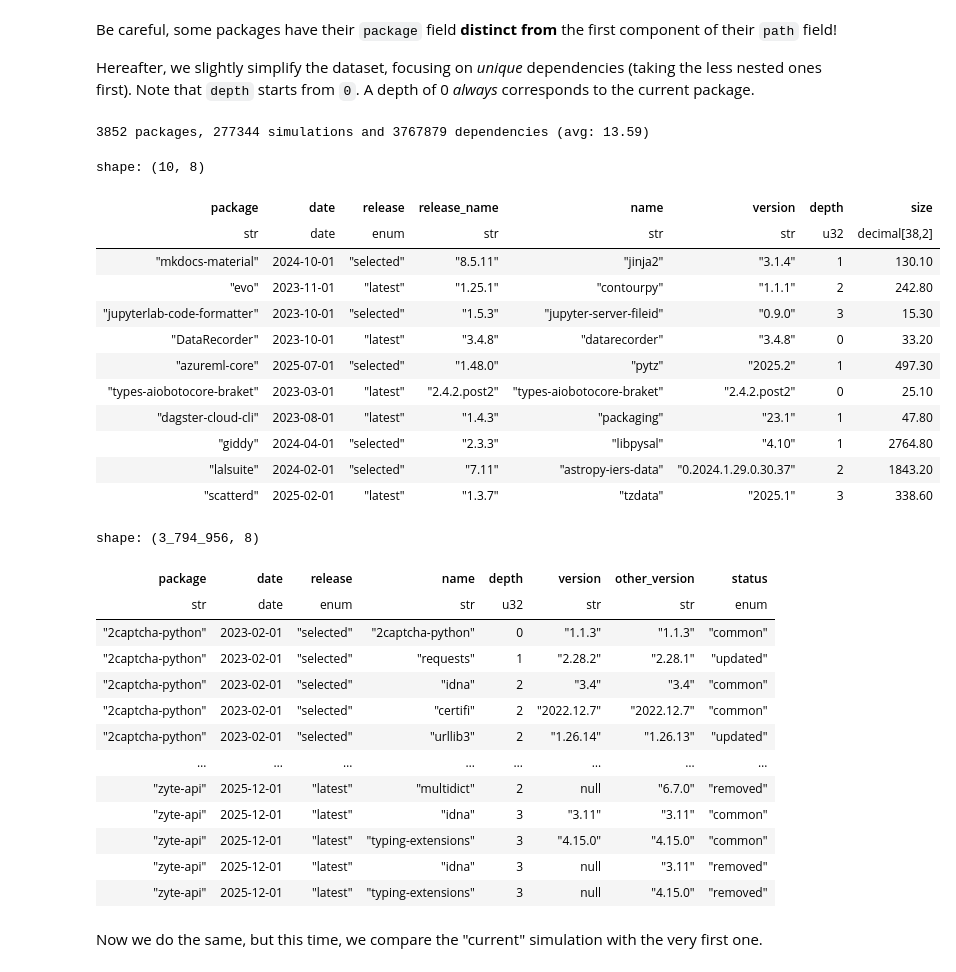
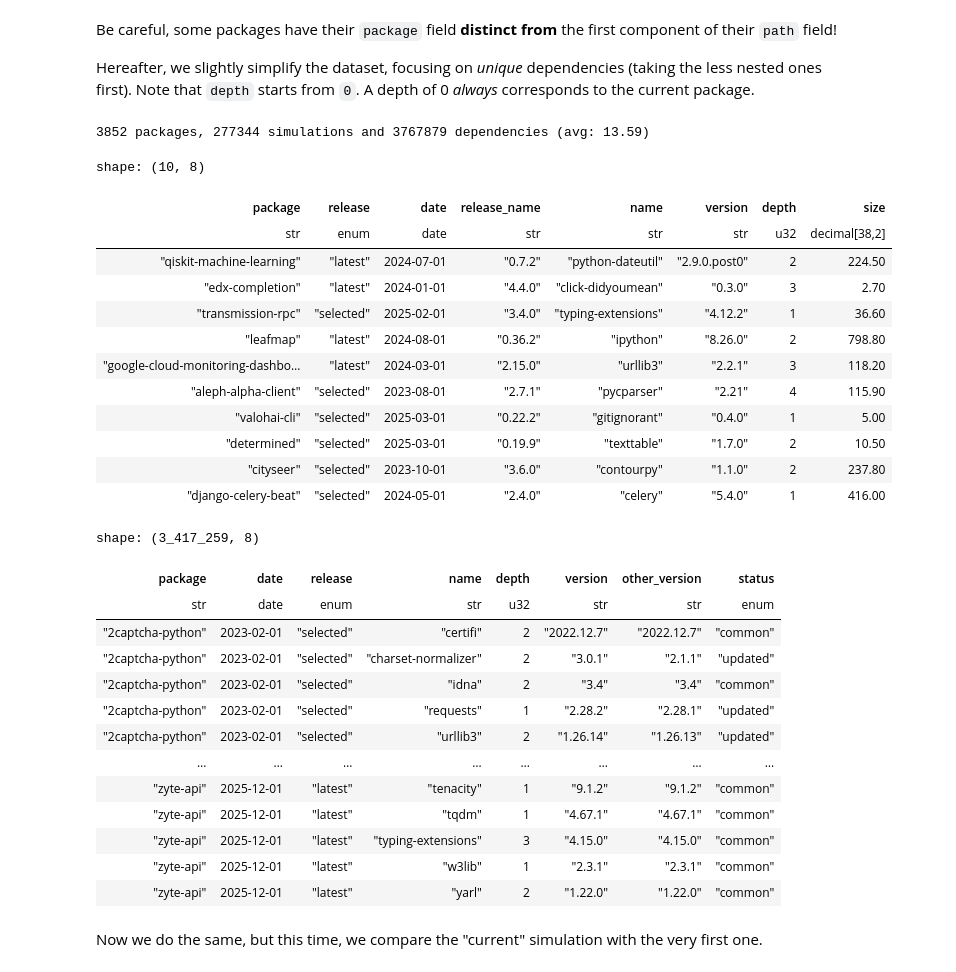
Before and after one commit to AlexandreDecan/secos-pypitree, a Jupyter notebook: notebooks/Compute dependency tree diffs.ipynb, the cells around one changed output. Cells and saved outputs as stored; diff of their text form; code cells hidden in the pictures.

```diff
--- a/notebooks/Compute dependency tree diffs.ipynb
+++ b/notebooks/Compute dependency tree diffs.ipynb
@@ -30,45 +30,50 @@ Note that `depth` starts from `0`. A depth of 0 *always* corresponds to the curr
 # %%
 df_deps = (
     df_all_deps.lazy()
     # Cache some computation to ease writing polars code
     .with_columns(
         name=pl.col('path').list.get(-1),
         depth=pl.col('path').list.len() - 1,
     )
     # Remove duplicated dependencies, keep the one with the lowest depth
     .group_by('package', 'release', 'date', 'name')
     .agg(
         pl.all().sort_by(pl.col('depth')).first(),
     )
-    .select('package', 'date', 'release', pl.col('version').filter(pl.col('depth') == pl.lit(0)).first().over('package', 'release', 'date').alias('release_name'), 'name', 'version', 'depth', 'size')
+    .select('package', 'release', 'date', pl.col('version').filter(pl.col('depth') == pl.lit(0)).first().over('package', 'release', 'date').alias('release_name'), 'name', 'version', 'depth', 'size')
+    .sort('package', 'release', 'date', 'name')
     .collect()
 )
 
 df_deps.write_parquet('../data/dependencies_unique.parquet')
 
 print(f'{df_deps.n_unique('package')} packages, {df_deps.n_unique(['package', 'release', 'date'])} simulations and {len(df_deps)} dependencies (avg: {len(df_deps) / df_deps.n_unique(['package', 'release', 'date']):.2f})')
 df_deps.sample(10)
 # %% [output]
 3852 packages, 277344 simulations and 3767879 dependencies (avg: 13.59)
 shape: (10, 8)
-| package | date | release | release_name | name | version | depth | size |
-| str | date | enum | str | str | str | u32 | decimal[38,2] |
-| "mkdocs-material" | 2024-10-01 | "selected" | "8.5.11" | "jinja2" | "3.1.4" | 1 | 130.10 |
-| "evo" | 2023-11-01 | "latest" | "1.25.1" | "contourpy" | "1.1.1" | 2 | 242.80 |
-| "jupyterlab-code-formatter" | 2023-10-01 | "selected" | "1.5.3" | "jupyter-server-fileid" | "0.9.0" | 3 | 15.30 |
-| "DataRecorder" | 2023-10-01 | "latest" | "3.4.8" | "datarecorder" | "3.4.8" | 0 | 33.20 |
-| "azureml-core" | 2025-07-01 | "selected" | "1.48.0" | "pytz" | "2025.2" | 1 | 497.30 |
-| "types-aiobotocore-braket" | 2023-03-01 | "latest" | "2.4.2.post2" | "types-aiobotocore-braket" | "2.4.2.post2" | 0 | 25.10 |
-| "dagster-cloud-cli" | 2023-08-01 | "latest" | "1.4.3" | "packaging" | "23.1" | 1 | 47.80 |
-| "giddy" | 2024-04-01 | "selected" | "2.3.3" | "libpysal" | "4.10" | 1 | 2764.80 |
-| "lalsuite" | 2024-02-01 | "selected" | "7.11" | "astropy-iers-data" | "0.2024.1.29.0.30.37" | 2 | 1843.20 |
-| "scatterd" | 2025-02-01 | "latest" | "1.3.7" | "tzdata" | "2025.1" | 3 | 338.60 |
+| package | release | date | release_name | name | version | depth | size |
+| str | enum | date | str | str | str | u32 | decimal[38,2] |
+| "qiskit-machine-learning" | "latest" | 2024-07-01 | "0.7.2" | "python-dateutil" | "2.9.0.post0" | 2 | 224.50 |
+| "edx-completion" | "latest" | 2024-01-01 | "4.4.0" | "click-didyoumean" | "0.3.0" | 3 | 2.70 |
+| "transmission-rpc" | "selected" | 2025-02-01 | "3.4.0" | "typing-extensions" | "4.12.2" | 1 | 36.60 |
+| "leafmap" | "latest" | 2024-08-01 | "0.36.2" | "ipython" | "8.26.0" | 2 | 798.80 |
+| "google-cloud-monitoring-dashbo… | "latest" | 2024-03-01 | "2.15.0" | "urllib3" | "2.2.1" | 3 | 118.20 |
+| "aleph-alpha-client" | "selected" | 2023-08-01 | "2.7.1" | "pycparser" | "2.21" | 4 | 115.90 |
+| "valohai-cli" | "selected" | 2025-03-01 | "0.22.2" | "gitignorant" | "0.4.0" | 1 | 5.00 |
+| "determined" | "selected" | 2025-03-01 | "0.19.9" | "texttable" | "1.7.0" | 2 | 10.50 |
+| "cityseer" | "selected" | 2023-10-01 | "3.6.0" | "contourpy" | "1.1.0" | 2 | 237.80 |
+| "django-celery-beat" | "selected" | 2024-05-01 | "2.4.0" | "celery" | "5.4.0" | 1 | 416.00 |
 # %%
 df_diffs = (
     df_deps
     # Get previous simulation
     .pipe(lambda df: df.join(
-        other=df.unique('date').sort('date').select(pl.col('date'), pl.col('date').shift(1).alias('prev_date')),
+        other=df.unique('date').sort('date').select(
+            pl.col('date'),
+            pl.col('date').shift(1).alias('prev_date'),
+            pl.col('date').shift(-1).alias('next_date'),
+        ),
         on='date',
         how='left',
     ))
@@ -78,9 +83,11 @@ df_diffs = (
             left_on=['package', 'prev_date', 'release', 'name'],
             right_on=['package', 'date', 'release', 'name'],
             how='full',
+            coalesce=True,
         )
         .select(
-            *[pl.coalesce(col, f'{col}_right') for col in ['package', 'date', 'release', 'name', 'depth']],
+            'package', pl.coalesce('date', 'next_date_right'), 'release', 'name',
+            pl.coalesce('depth', 'depth_right'),
             pl.col('version'),
             pl.col('version_right').alias('other_version'),
             status=pl.when(pl.col('version').is_null()).then(pl.lit('removed'))
@@ -89,23 +96,25 @@ df_diffs = (
                 .otherwise(pl.lit('updated')).cast(pl.Enum(['common', 'updated', 'added', 'removed'])),
         )
     )
-    .sort('package', 'release', 'date', 'depth', 'status')
     # Remove first snapshot, since everything is "added" there!
     .filter(pl.col('date') != pl.col('date').min())
+    # Remove current package as a dependency
+    .filter(pl.col('depth') > 0)
+    .sort('package', 'release', 'date', 'name')
 )
 df_diffs
 # %% [output]
-shape: (3_794_956, 8)
+shape: (3_417_259, 8)
 | package | date | release | name | depth | version | other_version | status |
 | str | date | enum | str | u32 | str | str | enum |
-| "2captcha-python" | 2023-02-01 | "selected" | "2captcha-python" | 0 | "1.1.3" | "1.1.3" | "common" |
+| "2captcha-python" | 2023-02-01 | "selected" | "certifi" | 2 | "2022.12.7" | "2022.12.7" | "common" |
+| "2captcha-python" | 2023-02-01 | "selected" | "charset-normalizer" | 2 | "3.0.1" | "2.1.1" | "updated" |
+| "2captcha-python" | 2023-02-01 | "selected" | "idna" | 2 | "3.4" | "3.4" | "common" |
 | "2captcha-python" | 2023-02-01 | "selected" | "requests" | 1 | "2.28.2" | "2.28.1" | "updated" |
-| "2captcha-python" | 2023-02-01 | "selected" | "idna" | 2 | "3.4" | "3.4" | "common" |
-| "2captcha-python" | 2023-02-01 | "selected" | "certifi" | 2 | "2022.12.7" | "2022.12.7" | "common" |
 | "2captcha-python" | 2023-02-01 | "selected" | "urllib3" | 2 | "1.26.14" | "1.26.13" | "updated" |
 | … | … | … | … | … | … | … | … |
-| "zyte-api" | 2025-12-01 | "latest" | "multidict" | 2 | null | "6.7.0" | "removed" |
-| "zyte-api" | 2025-12-01 | "latest" | "idna" | 3 | "3.11" | "3.11" | "common" |
+| "zyte-api" | 2025-12-01 | "latest" | "tenacity" | 1 | "9.1.2" | "9.1.2" | "common" |
+| "zyte-api" | 2025-12-01 | "latest" | "tqdm" | 1 | "4.67.1" | "4.67.1" | "common" |
 | "zyte-api" | 2025-12-01 | "latest" | "typing-extensions" | 3 | "4.15.0" | "4.15.0" | "common" |
-| "zyte-api" | 2025-12-01 | "latest" | "idna" | 3 | null | "3.11" | "removed" |
-| "zyte-api" | 2025-12-01 | "latest" | "typing-extensions" | 3 | null | "4.15.0" | "removed" |
+| "zyte-api" | 2025-12-01 | "latest" | "w3lib" | 1 | "2.3.1" | "2.3.1" | "common" |
+| "zyte-api" | 2025-12-01 | "latest" | "yarl" | 2 | "1.22.0" | "1.22.0" | "common" |
```
Also changed, not shown: parts of 4 cells of this notebook, 4 other files.
